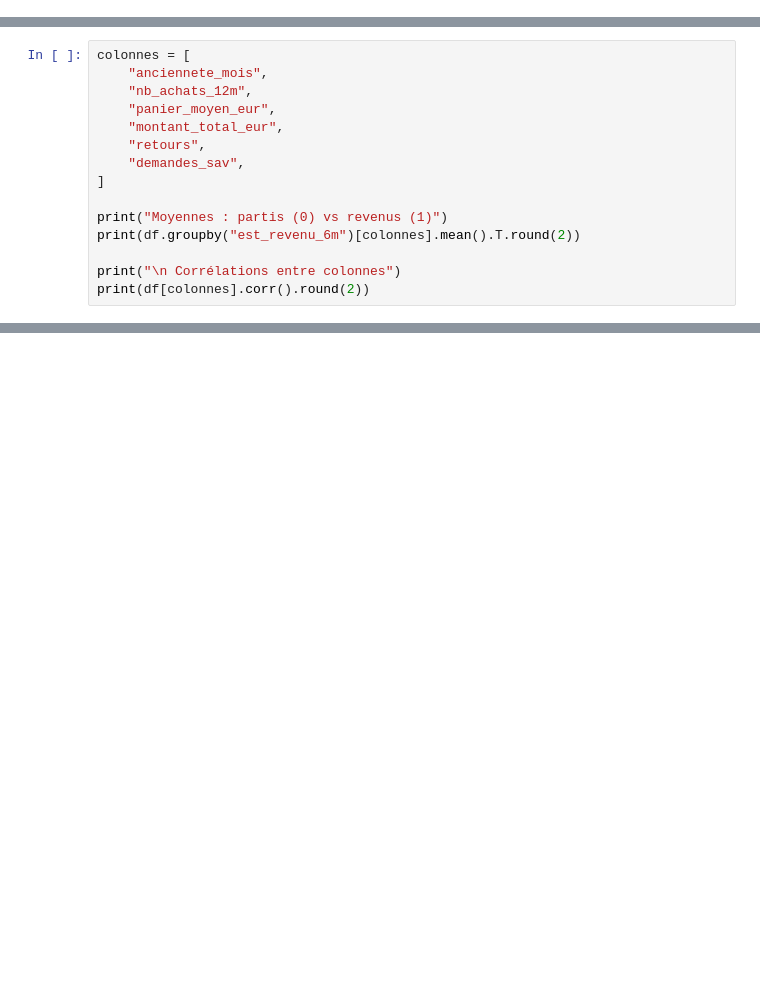
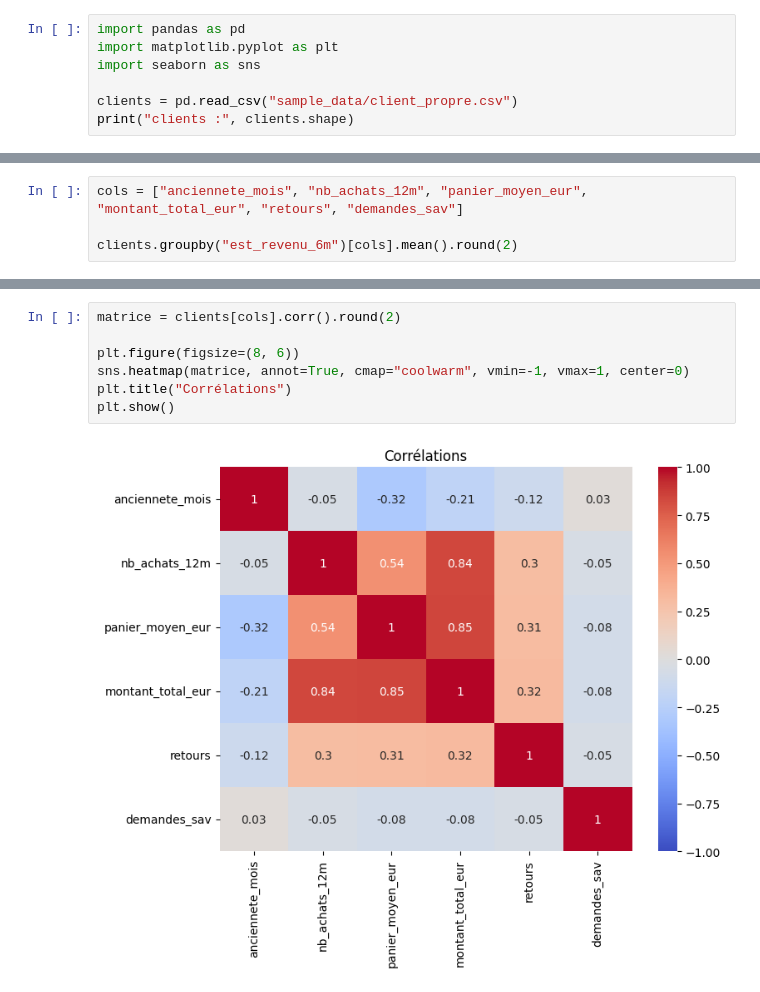
Before and after one commit to maureljean55/atelier-saint-honore, a Jupyter notebook: q5_knn.ipynb, the cells around one changed output, grey strips where cells are left out. Cells and saved outputs as stored; diff of their text form; blank space fills up the shorter version.

```diff
--- a/q5_knn.ipynb
+++ b/q5_knn.ipynb
@@ -30,0 +3,7 @@ Part de clients qui reviennent (False)       : 0.409
+# %%
+import pandas as pd
+import matplotlib.pyplot as plt
+import seaborn as sns
+
+clients = pd.read_csv("sample_data/client_propre.csv")
+print("clients :", clients.shape)
@@ -31,16 +40,5 @@ Part de clients qui reviennent (False)       : 0.409
 # %%
-colonnes = [
-    "anciennete_mois",
-    "nb_achats_12m",
-    "panier_moyen_eur",
-    "montant_total_eur",
-    "retours",
-    "demandes_sav",
-]
+cols = ["anciennete_mois", "nb_achats_12m", "panier_moyen_eur", "montant_total_eur", "retours", "demandes_sav"]
 
-print("Moyennes : partis (0) vs revenus (1)")
-print(df.groupby("est_revenu_6m")[colonnes].mean().T.round(2))
-
-print("\n Corrélations entre colonnes")
-print(df[colonnes].corr().round(2))
+clients.groupby("est_revenu_6m")[cols].mean().round(2)
 # %% [output]
@@ -63,0 +66,9 @@ demandes_sav                   -0.08    -0.05          1.00
+# %%
+matrice = clients[cols].corr().round(2)
+
+plt.figure(figsize=(8, 6))
+sns.heatmap(matrice, annot=True, cmap="coolwarm", vmin=-1, vmax=1, center=0)
+plt.title("Corrélations")
+plt.show()
+# %% [output]
+[figure, added]
```
Also changed, not shown: parts of 22 cells of this notebook.
